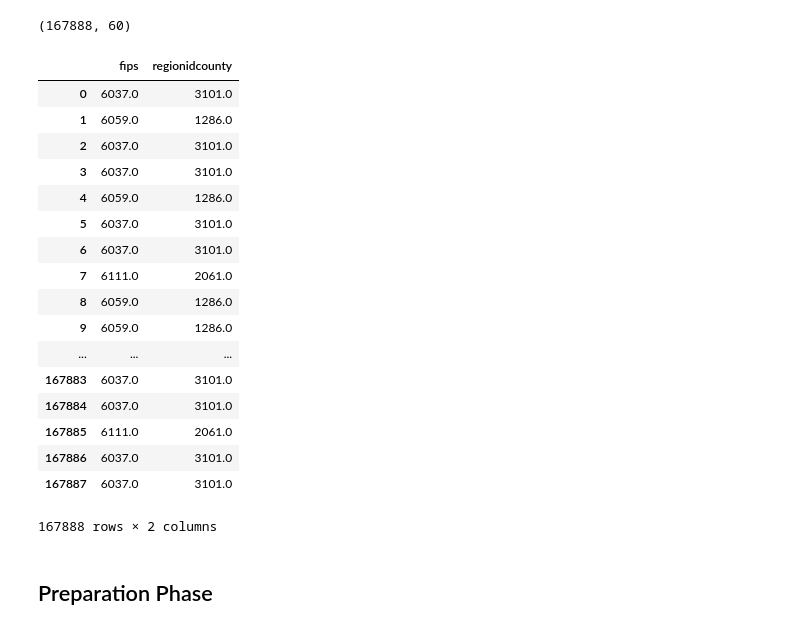
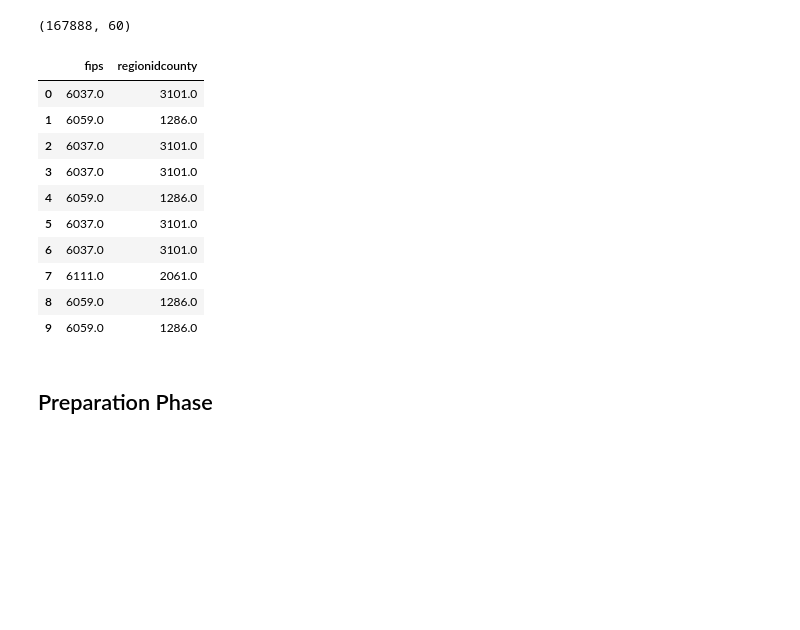
Before and after one commit to matthewzapata/ds-methodologies-exercises, a Jupyter notebook: clustering/zillow_exercises.ipynb, the cells around one changed output. Saved outputs shown, nothing was run; the diff lists cells and outputs as text; code cells hidden in the pictures; blank space fills up the shorter version.

```diff
--- a/clustering/zillow_exercises.ipynb
+++ b/clustering/zillow_exercises.ipynb
@@ -25,26 +25,19 @@ properties.shape
 # %% [output]
 (167888, 60)
 # %%
-properties[['fips', 'regionidcounty']]
+properties[['fips', 'regionidcounty']].head(10)
 # %% [output]
 |  | fips | regionidcounty |
 | 0 | 6037.0 | 3101.0 |
 | 1 | 6059.0 | 1286.0 |
 | 2 | 6037.0 | 3101.0 |
 | 3 | 6037.0 | 3101.0 |
 | 4 | 6059.0 | 1286.0 |
 | 5 | 6037.0 | 3101.0 |
 | 6 | 6037.0 | 3101.0 |
 | 7 | 6111.0 | 2061.0 |
 | 8 | 6059.0 | 1286.0 |
 | 9 | 6059.0 | 1286.0 |
-| ... | ... | ... |
-| 167883 | 6037.0 | 3101.0 |
-| 167884 | 6037.0 | 3101.0 |
-| 167885 | 6111.0 | 2061.0 |
-| 167886 | 6037.0 | 3101.0 |
-| 167887 | 6037.0 | 3101.0 |
-167888 rows × 2 columns
 # %% [markdown]
 ## Preparation Phase
 # %% [markdown]
```
Also changed, not shown: parts of 59 cells of this notebook, 1 other file.
